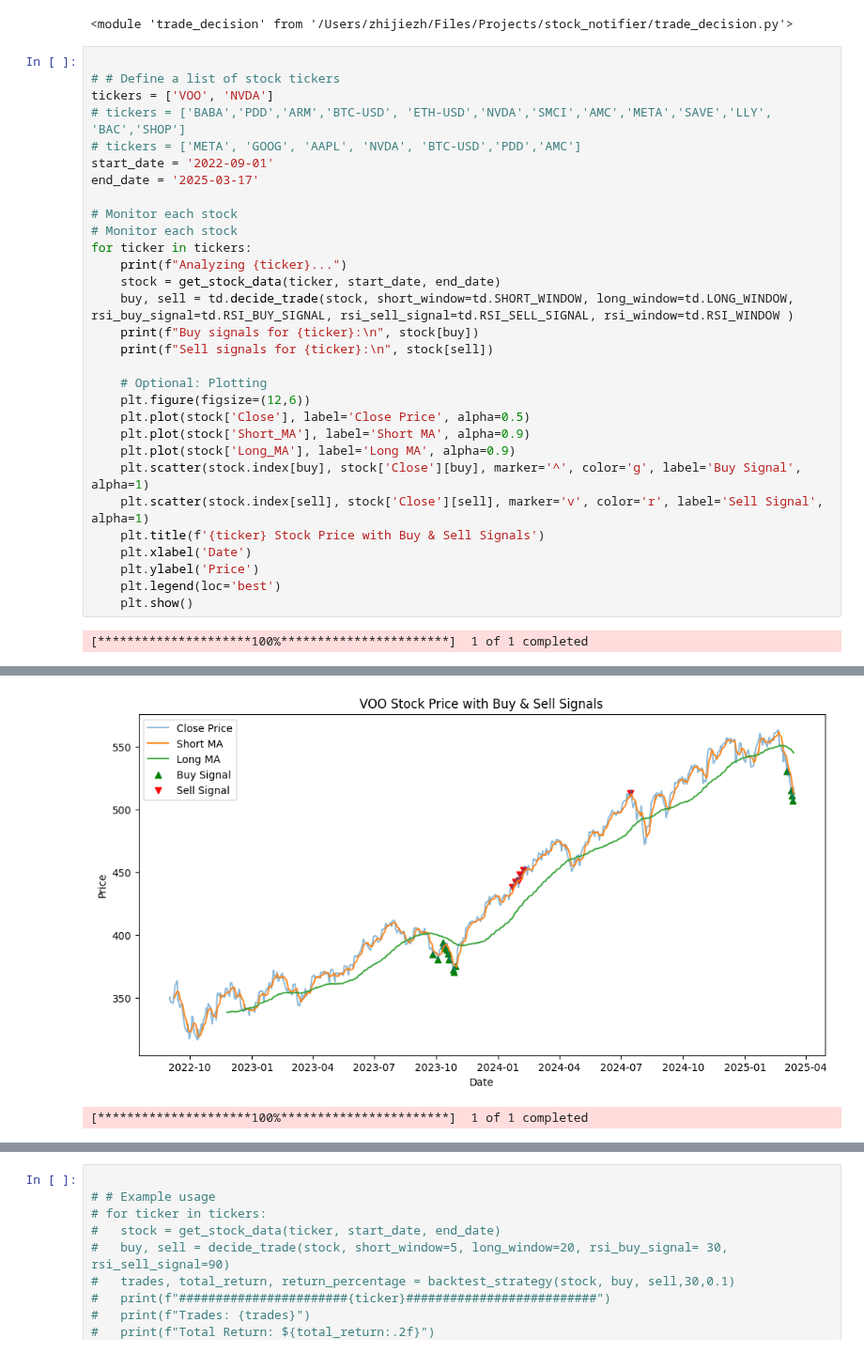
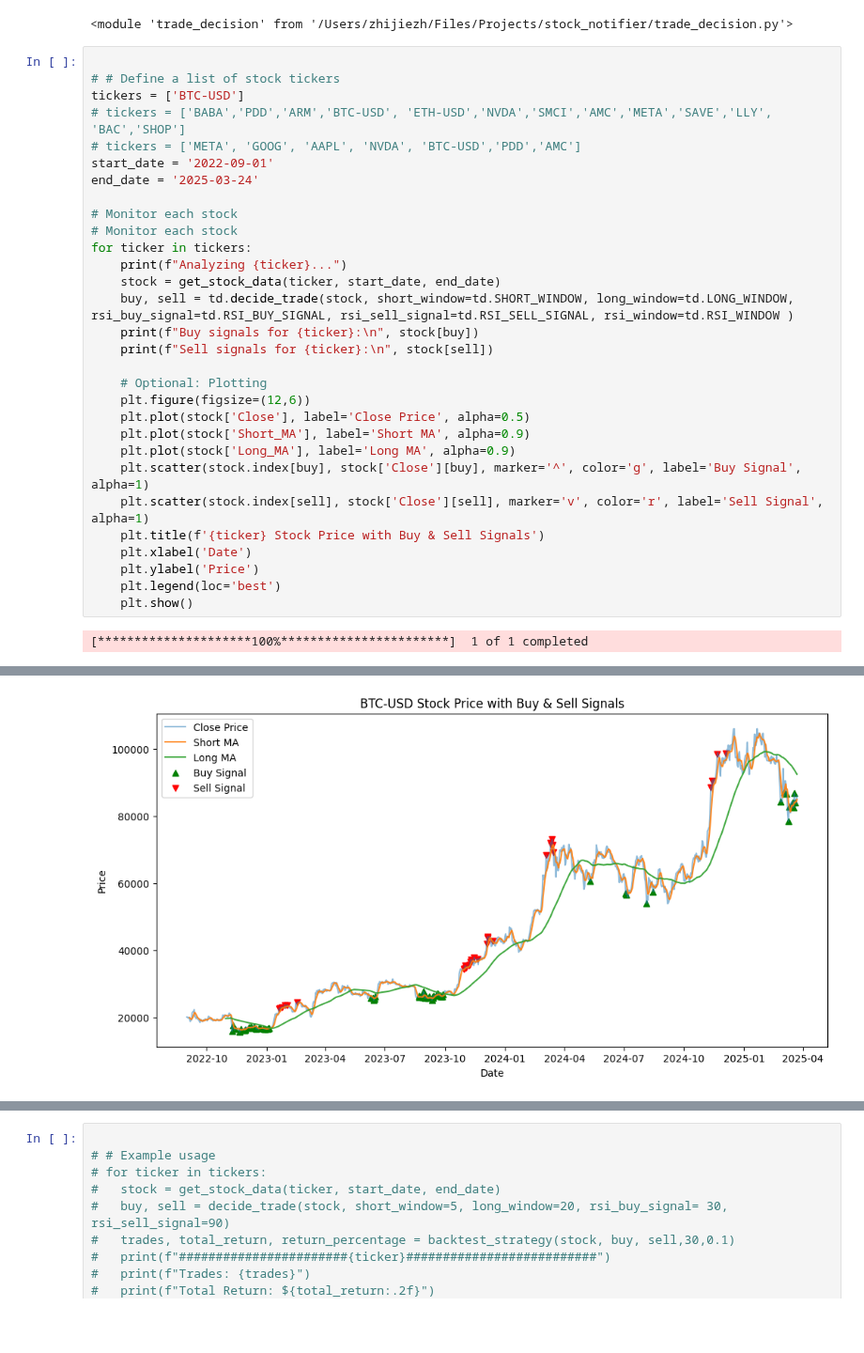
Before and after one commit to zhijiezh/stock-daily-check, a Jupyter notebook: back_test.ipynb, the cells around one changed output, grey strips where cells are left out. Shown at 94% size. Saved outputs shown, nothing was run; the diff lists cells and outputs as text; blank space fills up the shorter version.

```diff
--- a/back_test.ipynb
+++ b/back_test.ipynb
@@ -14,11 +14,11 @@ importlib.reload(td)
 # %%
 
 # # Define a list of stock tickers
-tickers = ['VOO', 'NVDA']
+tickers = ['BTC-USD']
 # tickers = ['BABA','PDD','ARM','BTC-USD', 'ETH-USD','NVDA','SMCI','AMC','META','SAVE','LLY', 'BAC','SHOP']
 # tickers = ['META', 'GOOG', 'AAPL', 'NVDA', 'BTC-USD','PDD','AMC']
 start_date = '2022-09-01'
-end_date = '2025-03-17'
+end_date = '2025-03-24'
 
 # Monitor each stock
 # Monitor each stock
@@ -63,2 +63 @@ Date
-[figure, old version]
+[figure, new version]
-[*********************100%***********************]  1 of 1 completed
```
Also changed, not shown: parts of 1 cell of this notebook, 3 other files.
